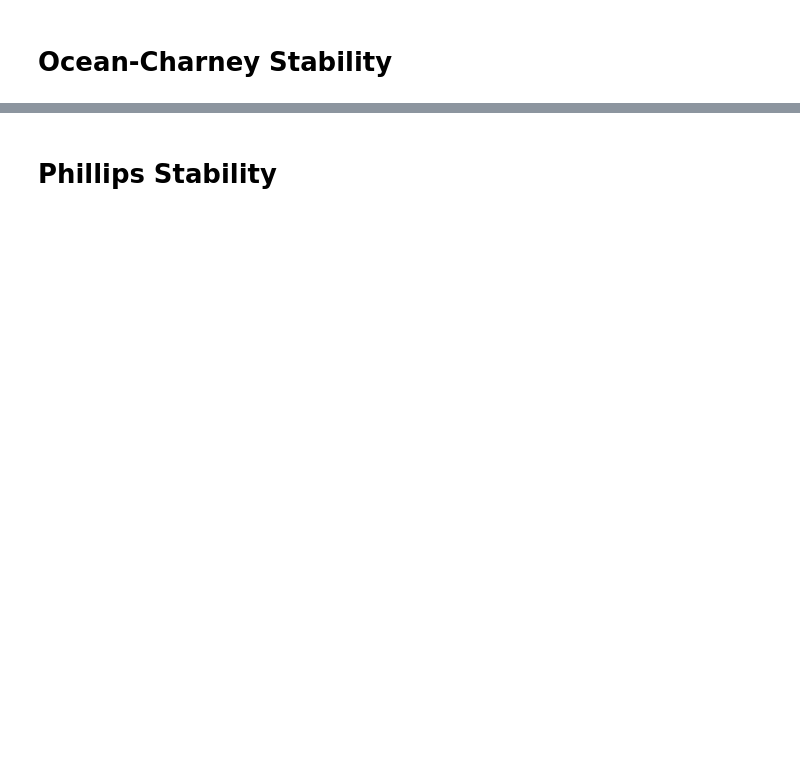
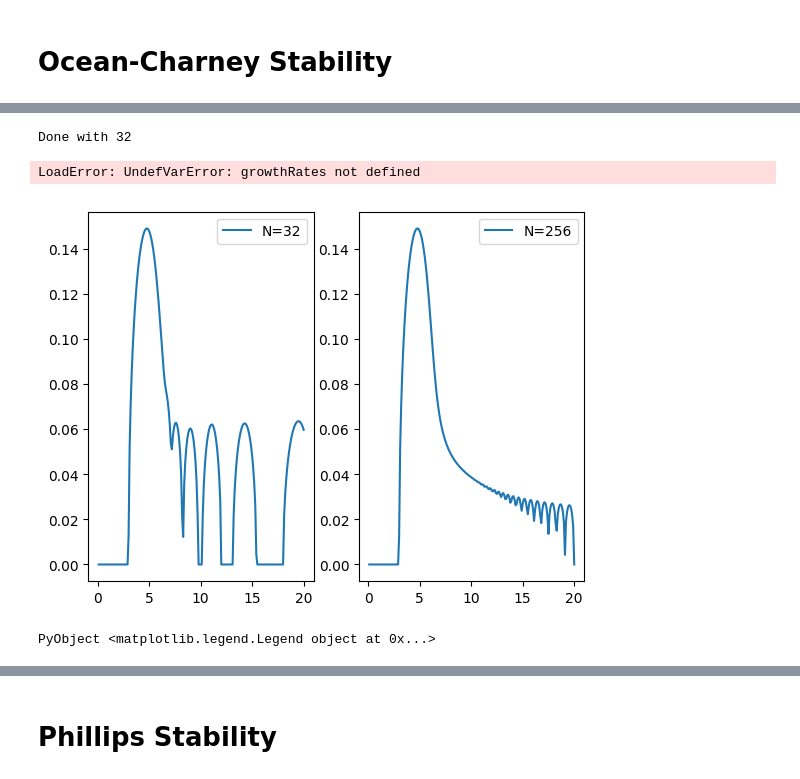
Before and after one commit to mwatwood-cu/QG-Galerkin, a Jupyter notebook: Julia Coefficients.ipynb, the cells around one changed output, grey strips where cells are left out. Cells and saved outputs as stored; diff of their text form; code cells hidden in the pictures; blank space fills up the shorter version.

```diff
--- a/Julia Coefficients.ipynb
+++ b/Julia Coefficients.ipynb
@@ -525,7 +595,7 @@ end
 using PyPlot
 
 first_coefficient = 0
-matrixSize = 16
+matrixSize = 32
 
 kxStart = 0.1
 kxFinish = 20.
@@ -544,24 +614,32 @@ plot(x, u_OC(x), x, u_galerkin(matrixSize, u_coefficients, x))
 =#
 
 eigenValuesAndVectors = getCompleteStabilityEigenObjectsOfKx(matrixSize, beta, ky, kxs, S_OC, dq_OC, du_OC, -2, 0, first_coefficient)
-growthRates, vectors, w_speeds, w_minSpeeds = getStabilityValues(eigenValuesAndVectors, kxs)
+growthRates_OC_32, vectors, w_speeds, w_minSpeeds = getStabilityValues(eigenValuesAndVectors, kxs)
 
-matrixSize = 32
-eigenValuesAndVectors_2 = getCompleteStabilityEigenObjectsOfKx(matrixSize, beta, ky, kxs, S_OC, dq_OC, du_OC, -2, 0, first_coefficient)
-growthRates_2, vectors, w_speeds, w_minSpeeds = getStabilityValues(eigenValuesAndVectors_2, kxs)
-println("Done with 16")
-matrixSize = 64
+println("Done with 32")
+matrixSize = 256
 eigenValuesAndVectors_3 = getCompleteStabilityEigenObjectsOfKx(matrixSize, beta, ky, kxs, S_OC, dq_OC, du_OC, -2, 0, first_coefficient)
-growthRates_3, vectors, w_speeds, w_minSpeeds = getStabilityValues(eigenValuesAndVectors_3, kxs)
+growthRates__OC_256, vectors, w_speeds, w_minSpeeds = getStabilityValues(eigenValuesAndVectors_3, kxs)
 
-fig, axes = subplots(1,3)
+fig, axes = subplots(1,2)
 ax = axes[1]
-ax[:plot](kxs, growthRates, label="N=16")
+ax[:plot](kxs, growthRates_OC_32, label="N=32")
 ax[:legend](loc="upper right")
 ax = axes[2]
-ax[:plot](kxs, growthRates_2, label="N=32")
-ax[:legend](loc="upper right")
-ax = axes[3]
-ax[:plot](kxs, growthRates_3, label="N=64")
+ax[:plot](kxs, growthRates__OC_256, label="N=256")
 ax[:legend](loc="upper right")
 #createFourStabilityPlots(matrixSize, S_OC, growthRates, vectors, w_speeds, w_minSpeeds, kxs, ky)
+# %% [output]
+Done with 32
+LoadError: UndefVarError: growthRates not defined
+# %%
+fig, axes = subplots(1,2)
+ax = axes[1]
+ax[:plot](kxs, growthRates_OC_32, label="N=32")
+ax[:legend](loc="upper right")
+ax = axes[2]
+ax[:plot](kxs, growthRates__OC_256, label="N=256")
+ax[:legend](loc="upper right")
+# %% [output]
+[figure, added]
+PyObject <matplotlib.legend.Legend object at 0x...>
```
Also changed, not shown: parts of 42 cells of this notebook.
